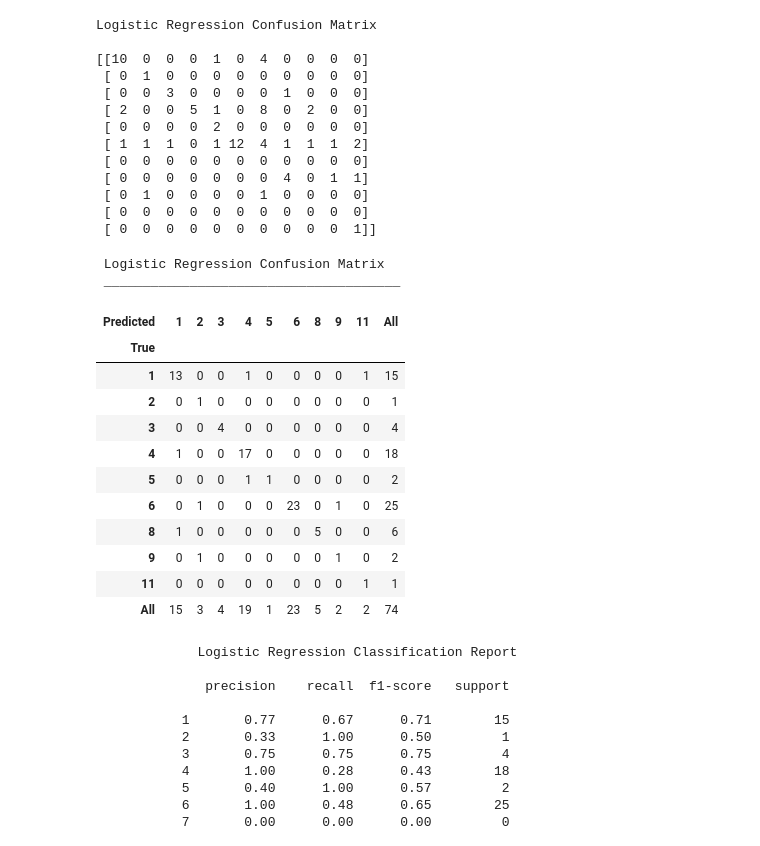
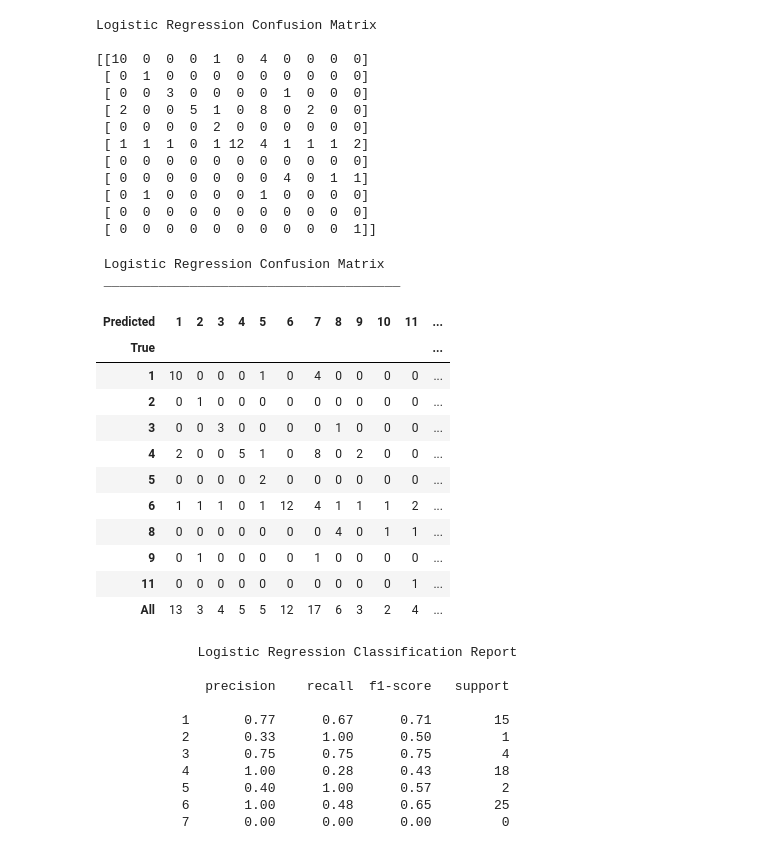
Before and after one commit to bnonni/Python, a Jupyter notebook: Machine_Learning/Project/Final_Docs/ML_Project_Overall.ipynb, the cells around one changed output. Cells and saved outputs as stored; diff of their text form; code cells hidden in the pictures.

```diff
--- a/Machine_Learning/Project/Final_Docs/ML_Project_Overall.ipynb
+++ b/Machine_Learning/Project/Final_Docs/ML_Project_Overall.ipynb
@@ -361,3 +408,7 @@ lr_y_pred = lr.predict(X_test2_components)
+# %%
+lr.fit(X_train2_components, y_train2)
+
+lr_y_pred = lr.predict(X_test2_components)
 # %%
 lr_cm = confusion_matrix(y_test2, lr_y_pred)
 print(f'Logistic Regression Confusion Matrix\n\n{lr_cm}')
@@ -377,22 +428,22 @@ Logistic Regression Confusion Matrix
  [ 0  0  0  0  0  0  0  0  0  0  1]]
 # %%
 print(' Logistic Regression Confusion Matrix\n ______________________________________',)
-pd.crosstab(y_test2, knn_y_pred, rownames=['True'], colnames=['Predicted'], margins=True)
+pd.crosstab(y_test2, lr_y_pred, rownames=['True'], colnames=['Predicted'], margins=True)
 # %% [output]
  Logistic Regression Confusion Matrix
  ______________________________________
-| Predicted | 1 | 2 | 3 | 4 | 5 | 6 | 8 | 9 | 11 | All |
-| True |  |  |  |  |  |  |  |  |  |  |
-| 1 | 13 | 0 | 0 | 1 | 0 | 0 | 0 | 0 | 1 | 15 |
-| 2 | 0 | 1 | 0 | 0 | 0 | 0 | 0 | 0 | 0 | 1 |
-| 3 | 0 | 0 | 4 | 0 | 0 | 0 | 0 | 0 | 0 | 4 |
-| 4 | 1 | 0 | 0 | 17 | 0 | 0 | 0 | 0 | 0 | 18 |
-| 5 | 0 | 0 | 0 | 1 | 1 | 0 | 0 | 0 | 0 | 2 |
-| 6 | 0 | 1 | 0 | 0 | 0 | 23 | 0 | 1 | 0 | 25 |
-| 8 | 1 | 0 | 0 | 0 | 0 | 0 | 5 | 0 | 0 | 6 |
-| 9 | 0 | 1 | 0 | 0 | 0 | 0 | 0 | 1 | 0 | 2 |
-| 11 | 0 | 0 | 0 | 0 | 0 | 0 | 0 | 0 | 1 | 1 |
-| All | 15 | 3 | 4 | 19 | 1 | 23 | 5 | 2 | 2 | 74 |
+| Predicted | 1 | 2 | 3 | 4 | 5 | 6 | 7 | 8 | 9 | 10 | 11 | ... |
+| True |  |  |  |  |  |  |  |  |  |  |  | ... |
+| 1 | 10 | 0 | 0 | 0 | 1 | 0 | 4 | 0 | 0 | 0 | 0 | ... |
+| 2 | 0 | 1 | 0 | 0 | 0 | 0 | 0 | 0 | 0 | 0 | 0 | ... |
+| 3 | 0 | 0 | 3 | 0 | 0 | 0 | 0 | 1 | 0 | 0 | 0 | ... |
+| 4 | 2 | 0 | 0 | 5 | 1 | 0 | 8 | 0 | 2 | 0 | 0 | ... |
+| 5 | 0 | 0 | 0 | 0 | 2 | 0 | 0 | 0 | 0 | 0 | 0 | ... |
+| 6 | 1 | 1 | 1 | 0 | 1 | 12 | 4 | 1 | 1 | 1 | 2 | ... |
+| 8 | 0 | 0 | 0 | 0 | 0 | 0 | 0 | 4 | 0 | 1 | 1 | ... |
+| 9 | 0 | 1 | 0 | 0 | 0 | 0 | 1 | 0 | 0 | 0 | 0 | ... |
+| 11 | 0 | 0 | 0 | 0 | 0 | 0 | 0 | 0 | 0 | 0 | 1 | ... |
+| All | 13 | 3 | 4 | 5 | 5 | 12 | 17 | 6 | 3 | 2 | 4 | ... |
 # %%
 lr_cr = classification_report(y_test2, lr_y_pred)
 print(f'             Logistic Regression Classification Report\n\n{lr_cr}')
```
Also changed, not shown: parts of 23 cells of this notebook, 2 other files.
